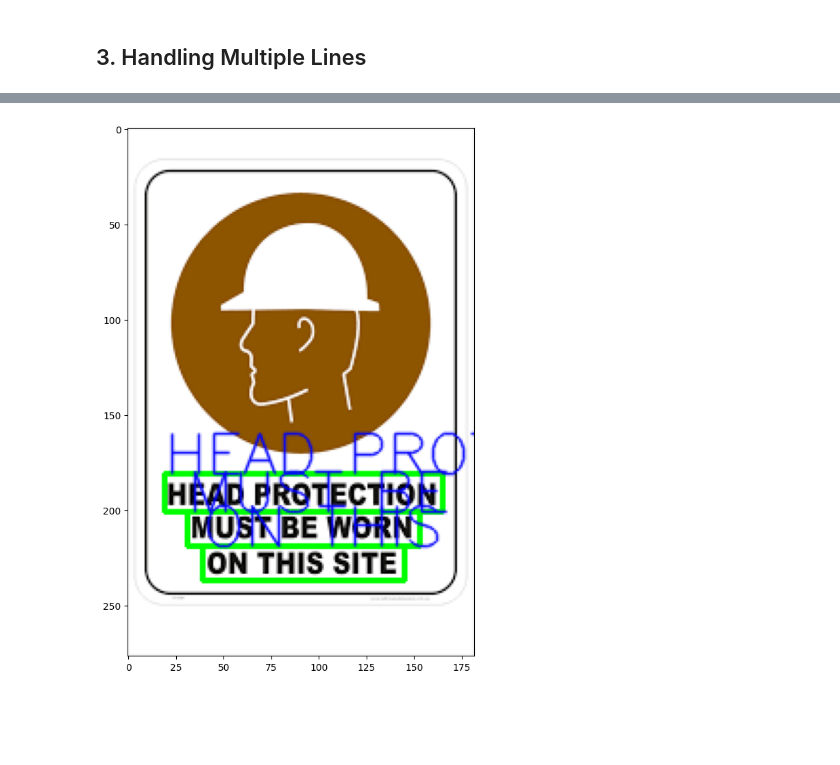
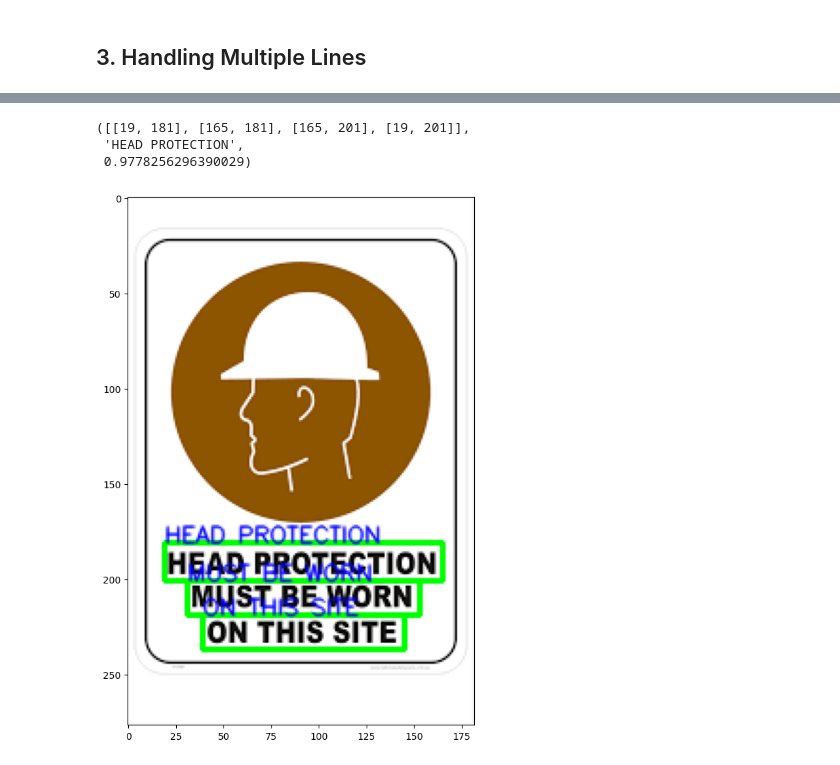
Before and after one commit to ganjoohan/Experiment-OCR, a Jupyter notebook: OCR_tutorial.ipynb, the cells around one changed output, grey strips where cells are left out. Saved outputs shown, nothing was run; the diff lists cells and outputs as text; code cells hidden in the pictures; blank space fills up the shorter version.

```diff
--- a/OCR_tutorial.ipynb
+++ b/OCR_tutorial.ipynb
@@ -109,15 +103,21 @@ result[0]
+# %%
+result[0]
+# %% [output]
+([[19, 181], [165, 181], [165, 201], [19, 201]],
+ 'HEAD PROTECTION',
+ 0.9778256296390029)
 # %%
 img = cv2.imread(IMAGE_PATH)
 for detection in result:
     top_left = tuple([int(val) for val in detection[0][0]])
     bottom_right = tuple([int(val) for val in detection[0][2]])
     text = detection[1]
     font = cv2.FONT_HERSHEY_SIMPLEX
     img = cv2.rectangle(img, top_left, bottom_right, (0,255,0), 2)
-    img = cv2.putText(img, text, top_left, font,8, (0,0,255), 1, cv2.LINE_AA)
+    img = cv2.putText(img, text, top_left, font, .4, (0,0,255), 1, cv2.LINE_AA)
 
 plt.figure(figsize=(10,10))
 plt.imshow(img)
 plt.show()
 # %% [output]
-[figure, old version]
+[figure, new version]
```
Also changed, not shown: parts of 5 cells of this notebook.
